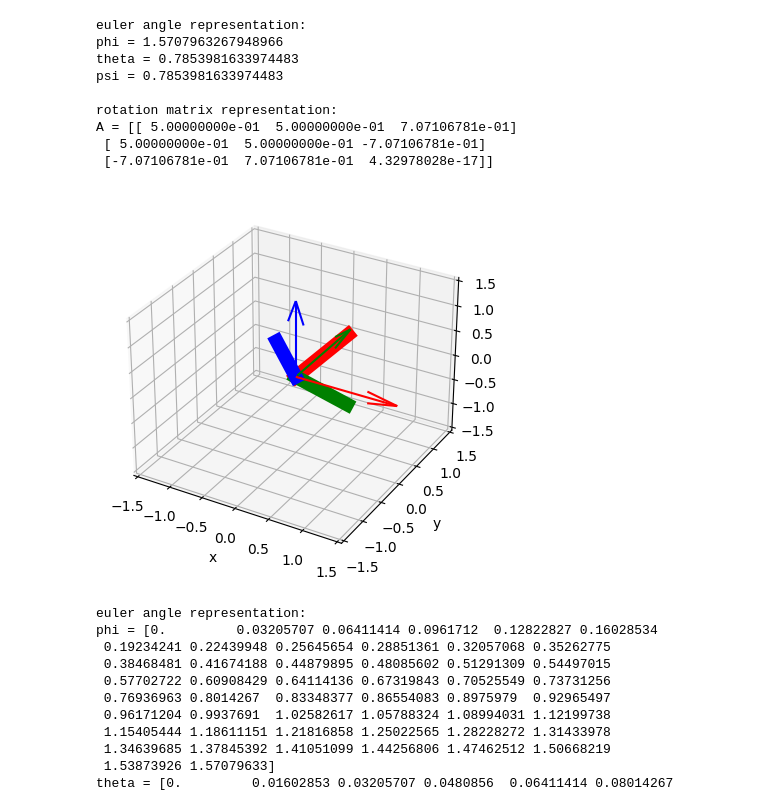
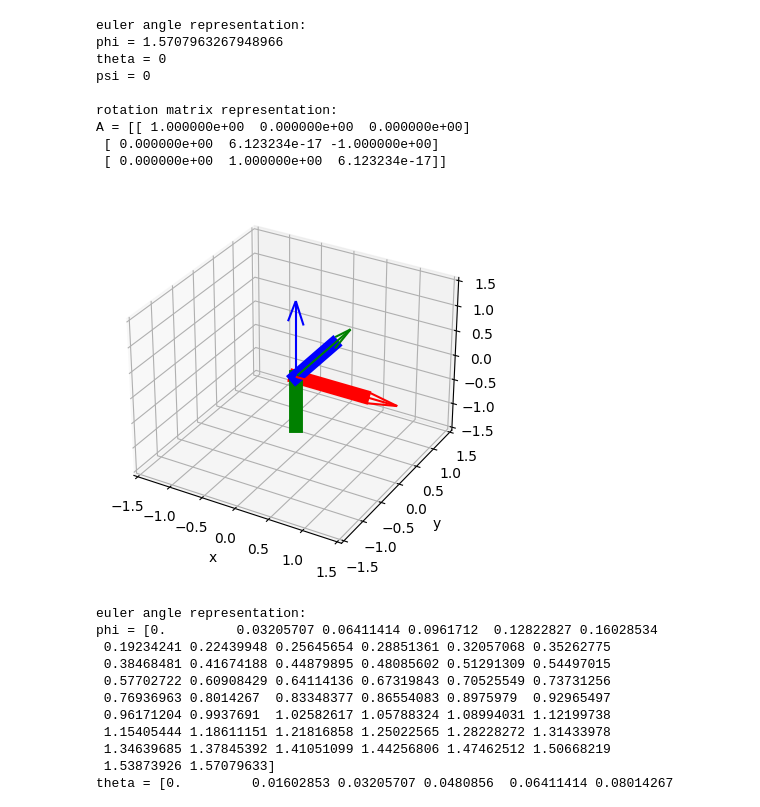
Before and after one commit to chase-urasaki/HyTI_Jitter_Metrology, a Jupyter notebook: Attitude_Representations_Software_Lab.ipynb, the cells around one changed output. Saved outputs shown, nothing was run; the diff lists cells and outputs as text; code cells hidden in the pictures.

```diff
--- a/Attitude_Representations_Software_Lab.ipynb
+++ b/Attitude_Representations_Software_Lab.ipynb
@@ -11,8 +11,8 @@ from mpl_toolkits.mplot3d import axes3d
 # let's define an attitude with euler angles then represent that attitude in the various representations
 # they follow the intrinsic Tait-Bryan angles following the z-y′-x″ convention
 phi = np.pi/2      # "roll" FEEL FREE TO CHANGE THIS VALUE
-theta = np.pi/4       # "pitch" FEEL FREE TO CHANGE THIS VALUE
-psi = np.pi/4      # "yaw" FEEL FREE TO CHANGE THIS VALUE
+theta = 0       # "pitch" FEEL FREE TO CHANGE THIS VALUE
+psi = 0      # "yaw" FEEL FREE TO CHANGE THIS VALUE
 
 # here's the conversion to a rotation matrix
 A_x = np.array([[1, 0, 0],
@@ -27,39 +27,39 @@ A_z = np.array([[np.cos(psi), -np.sin(psi), 0],
 A = A_z @ A_y @ A_x
 
 fig = plt.figure()
 ax = fig.add_subplot(projection='3d')
 ax.quiver(0, 0, 0, 1, 0, 0, length=1.5, normalize=True, color = 'red')
 ax.quiver(0, 0, 0, 0, 1, 0, length=1.5, normalize=True, color = 'green')
 ax.quiver(0, 0, 0, 0, 0, 1, length=1.5, normalize=True, color = 'blue')
 ax.set(xlim=(-1.5,1.5),
           ylim=(-1.5,1.5),
           zlim=(-1.5,1.5))
 ax.set_xlabel('x')
 ax.set_ylabel('y')
 ax.set_zlabel('z')
 
 x_b, = ax.plot([0,A[0,0]], [0,A[0,1]], [0,A[0,2]], color = 'red', linewidth = 10)
 y_b, = ax.plot([0,A[1,0]], [0,A[1,1]], [0,A[1,2]], color = 'green', linewidth = 10)
 z_b, = ax.plot([0,A[2,0]], [0,A[2,1]], [0,A[2,2]], color = 'blue', linewidth = 10)
 
 print("euler angle representation:")
 print("phi = "+str(phi))
 print("theta = "+str(theta))
 print("psi = "+str(psi))
 print("")
 print("rotation matrix representation:")
 print("A = "+str(A))
 # %% [output]
 euler angle representation:
 phi = 1.5707963267948966
-theta = 0.7853981633974483
-psi = 0.7853981633974483
+theta = 0
+psi = 0
 
 rotation matrix representation:
-A = [[ 5.00000000e-01  5.00000000e-01  7.07106781e-01]
- [ 5.00000000e-01  5.00000000e-01 -7.07106781e-01]
- [-7.07106781e-01  7.07106781e-01  4.32978028e-17]]
+A = [[ 1.000000e+00  0.000000e+00  0.000000e+00]
+ [ 0.000000e+00  6.123234e-17 -1.000000e+00]
+ [ 0.000000e+00  1.000000e+00  6.123234e-17]]
-[figure, old version]
+[figure, new version]
 # %%
 # now what if we convert this attitude representation to an euler axis?
 # then a quaternion?
```
